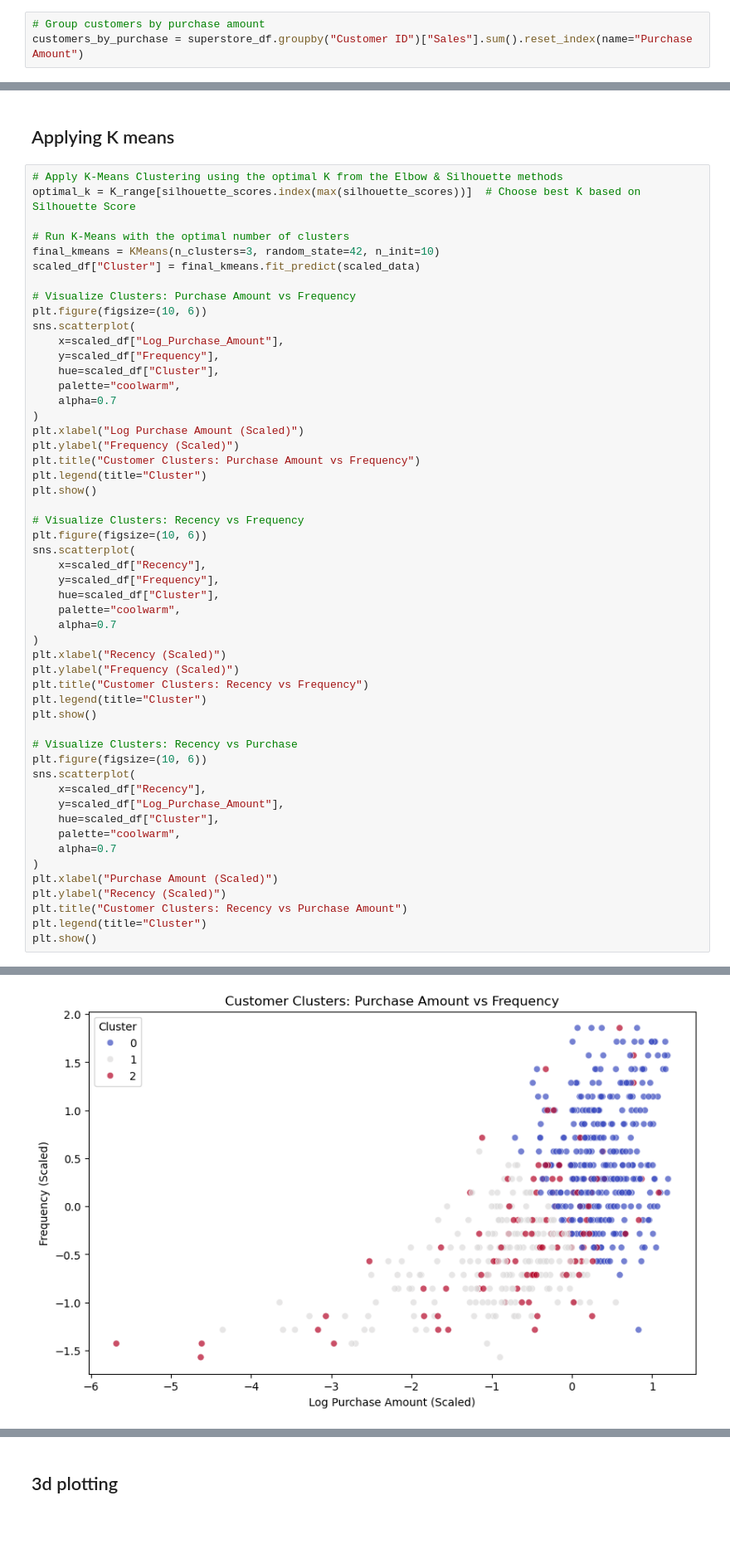
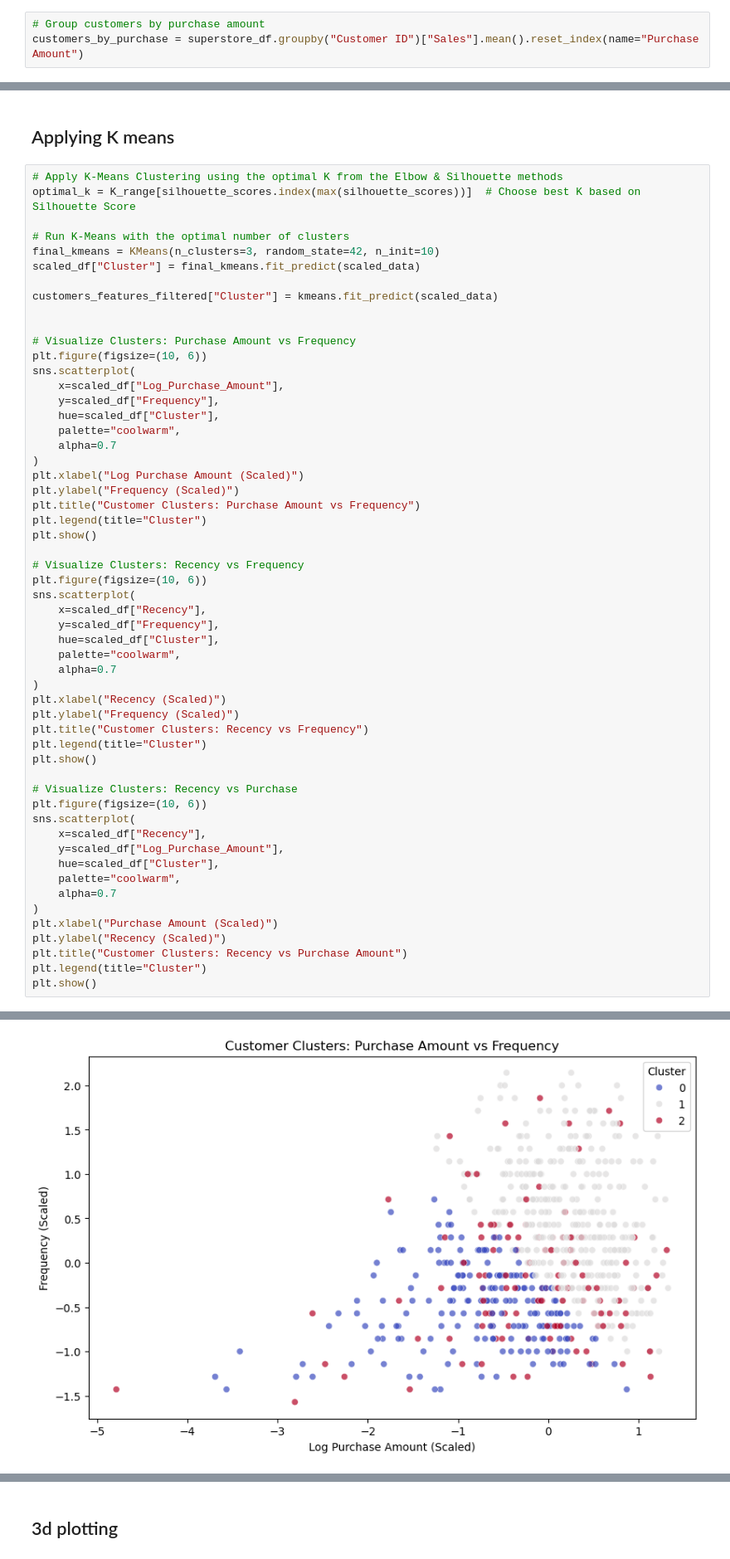
Before and after one commit to pabs-llama/projects, a Jupyter notebook: project_5_ecommerce/kmeans_clustering.ipynb, the cells around one changed output, grey strips where cells are left out. Shown: that part at 83% size. Saved outputs shown, nothing was run; the diff lists cells and outputs as text; blank space fills up the shorter version.

```diff
--- a/project_5_ecommerce/kmeans_clustering.ipynb
+++ b/project_5_ecommerce/kmeans_clustering.ipynb
@@ -52,6 +56,6 @@ superstore_df["Ship Date"] = pd.to_datetime(superstore_df["Ship Date"])
 # %%
 # Group customers by purchase amount
-customers_by_purchase = superstore_df.groupby("Customer ID")["Sales"].sum().reset_index(name="Purchase Amount")
+customers_by_purchase = superstore_df.groupby("Customer ID")["Sales"].mean().reset_index(name="Purchase Amount")
 # %%
 # Group customers by frequency of purchase
 customers_by_frequency = superstore_df.groupby("Customer ID")["Order ID"].count().reset_index(name="Frequency")
@@ -354,6 +350,9 @@ optimal_k = K_range[silhouette_scores.index(max(silhouette_scores))]  # Choose b
 # Run K-Means with the optimal number of clusters
 final_kmeans = KMeans(n_clusters=3, random_state=42, n_init=10)
 scaled_df["Cluster"] = final_kmeans.fit_predict(scaled_data)
+
+customers_features_filtered["Cluster"] = kmeans.fit_predict(scaled_data)
+
 
 # Visualize Clusters: Purchase Amount vs Frequency
 plt.figure(figsize=(10, 6))
@@ -403 +407 @@ plt.show()
-[figure, old version]
+[figure, new version]
```
Also changed, not shown: parts of 17 cells of this notebook, 5 other files.
